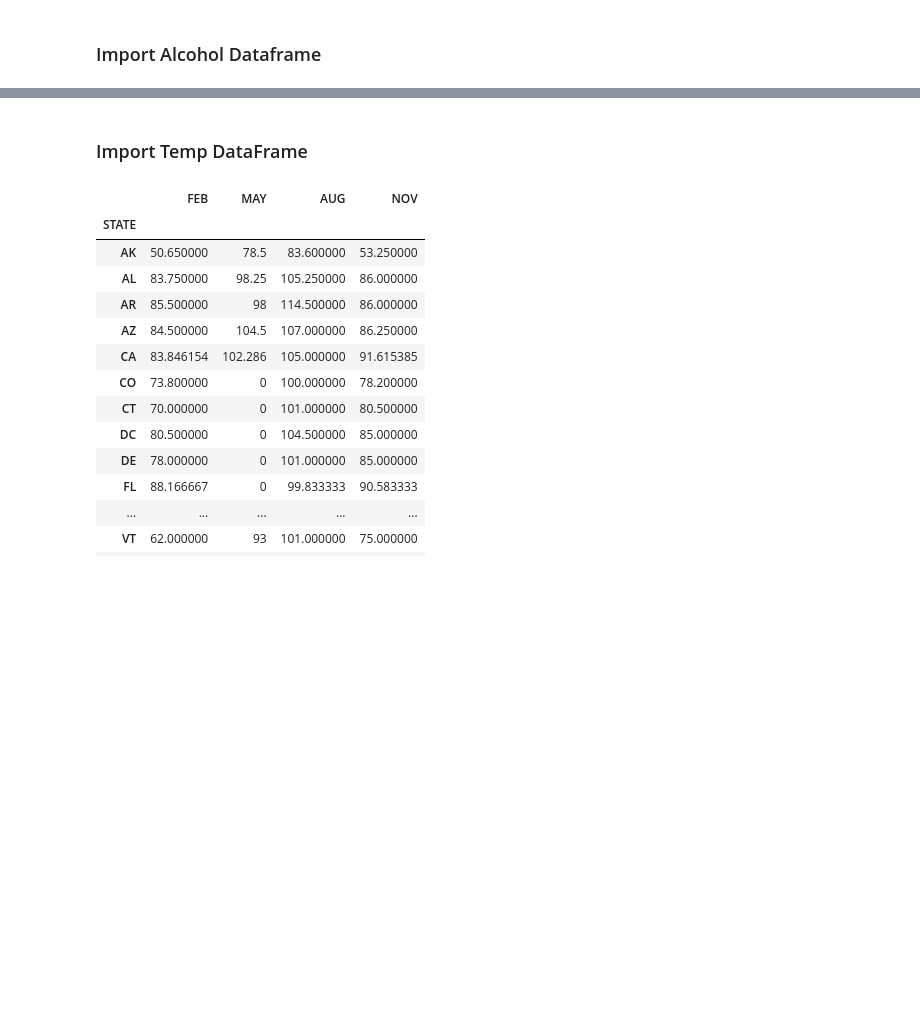
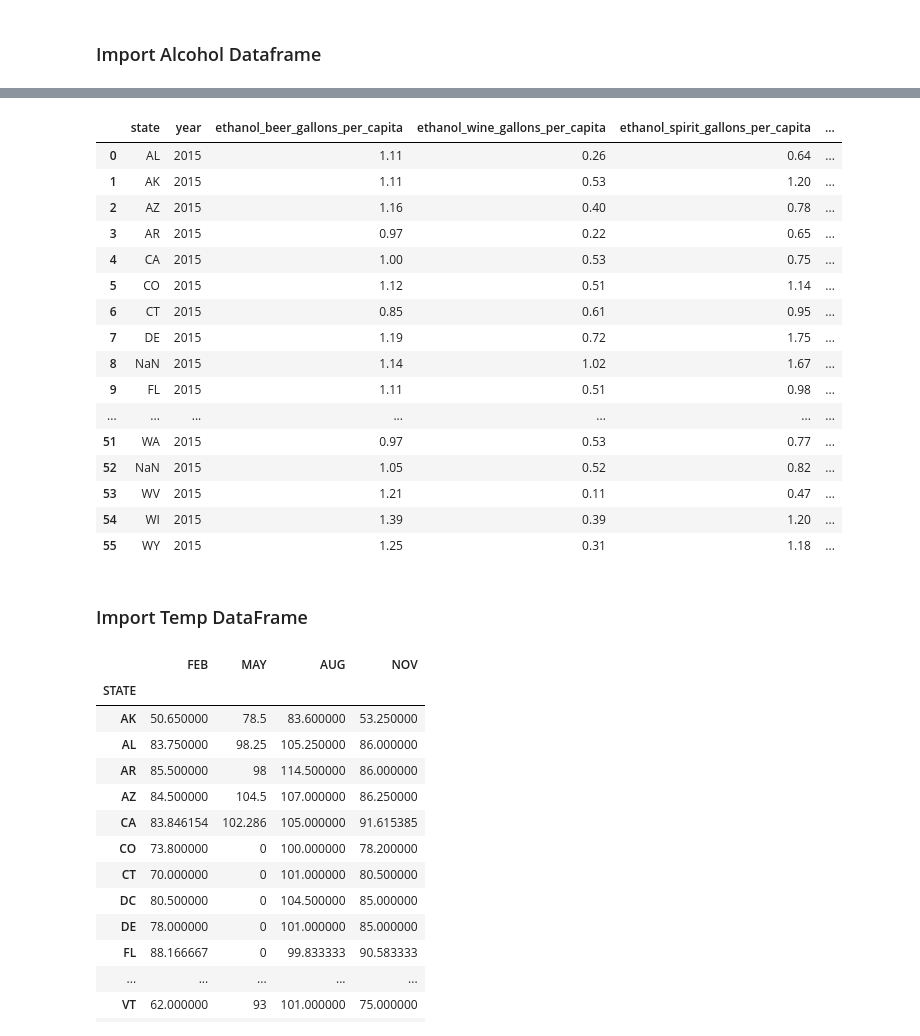
Before and after one commit to MatthewNewell006/alcohol_consumption, a Jupyter notebook: jupyter/Hypothesis_Testing.ipynb, the cells around one changed output, grey strips where cells are left out. Drawn from its saved outputs; the diff is of its cells as text; code cells hidden in the pictures; blank space fills up the shorter version.

```diff
--- a/jupyter/Hypothesis_Testing.ipynb
+++ b/jupyter/Hypothesis_Testing.ipynb
@@ -80,3 +46,38 @@ ac_df.head(10)
+# %%
+# ac_df.head(10)
+
+us_state_abbrev = {
+'alabama': 'AL', 'alaska': 'AK', 'arizona': 'AZ', 'arkansas': 'AR', 'california': 'CA', 'colorado': 'CO',
+'connecticut': 'CT', 'delaware': 'DE', 'florida': 'FL', 'georgia': 'GA', 'hawaii': 'HI', 'idaho': 'ID',
+'illinois': 'IL', 'indiana': 'IN', 'iowa': 'IA', 'kansas': 'KS', 'kentucky': 'KY', 'louisiana': 'LA',
+'maine': 'ME', 'maryland': 'MD', 'massachusetts': 'MA', 'michigan': 'MI', 'minnesota': 'MN', 'mississippi': 'MS',
+'missouri': 'MO', 'montana': 'MT', 'nebraska': 'NE', 'nevada': 'NV', 'new hampshire': 'NH', 'new Jersey': 'NJ',
+'new mexico': 'NM', 'new york': 'NY', 'north carolina': 'NC', 'north dakota': 'ND', 'ohio': 'OH', 'oklahoma': 'OK',
+'oregon': 'OR', 'pennsylvania': 'PA', 'phode island': 'RI', 'south carolina': 'SC', 'south dakota': 'SD',
+'tennessee': 'TN', 'texas': 'TX', 'utah': 'UT', 'vermont': 'VT', 'virginia': 'VA', 'washington': 'WA',
+'west virginia': 'WV', 'wisconsin': 'WI', 'wyoming': 'WY'}
+
+ac_df['state'] = ac_df['state'].map(us_state_abbrev)
+
+ac_df
+# %% [output]
+|  | state | year | ethanol_beer_gallons_per_capita | ethanol_wine_gallons_per_capita | ethanol_spirit_gallons_per_capita | ... |
+| 0 | AL | 2015 | 1.11 | 0.26 | 0.64 | ... |
+| 1 | AK | 2015 | 1.11 | 0.53 | 1.20 | ... |
+| 2 | AZ | 2015 | 1.16 | 0.40 | 0.78 | ... |
+| 3 | AR | 2015 | 0.97 | 0.22 | 0.65 | ... |
+| 4 | CA | 2015 | 1.00 | 0.53 | 0.75 | ... |
+| 5 | CO | 2015 | 1.12 | 0.51 | 1.14 | ... |
+| 6 | CT | 2015 | 0.85 | 0.61 | 0.95 | ... |
+| 7 | DE | 2015 | 1.19 | 0.72 | 1.75 | ... |
+| 8 | NaN | 2015 | 1.14 | 1.02 | 1.67 | ... |
+| 9 | FL | 2015 | 1.11 | 0.51 | 0.98 | ... |
+| ... | ... | ... | ... | ... | ... | ... |
+| 51 | WA | 2015 | 0.97 | 0.53 | 0.77 | ... |
+| 52 | NaN | 2015 | 1.05 | 0.52 | 0.82 | ... |
+| 53 | WV | 2015 | 1.21 | 0.11 | 0.47 | ... |
+| 54 | WI | 2015 | 1.39 | 0.39 | 1.20 | ... |
+| 55 | WY | 2015 | 1.25 | 0.31 | 1.18 | ... |
 # %%
 # ac_df.to_csv('../data/modified/2015_alcohol_stats.csv')
 # %% [markdown]
```
Also changed, not shown: parts of 3 cells of this notebook, 4 other files.
